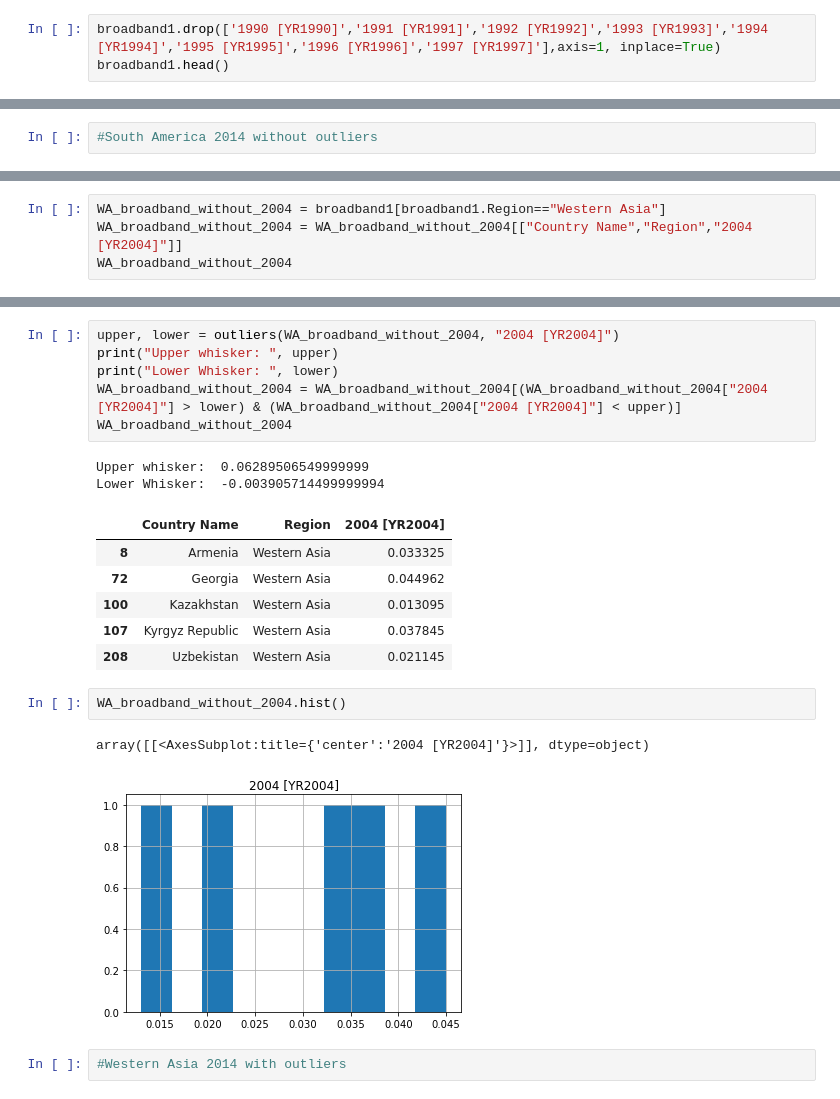
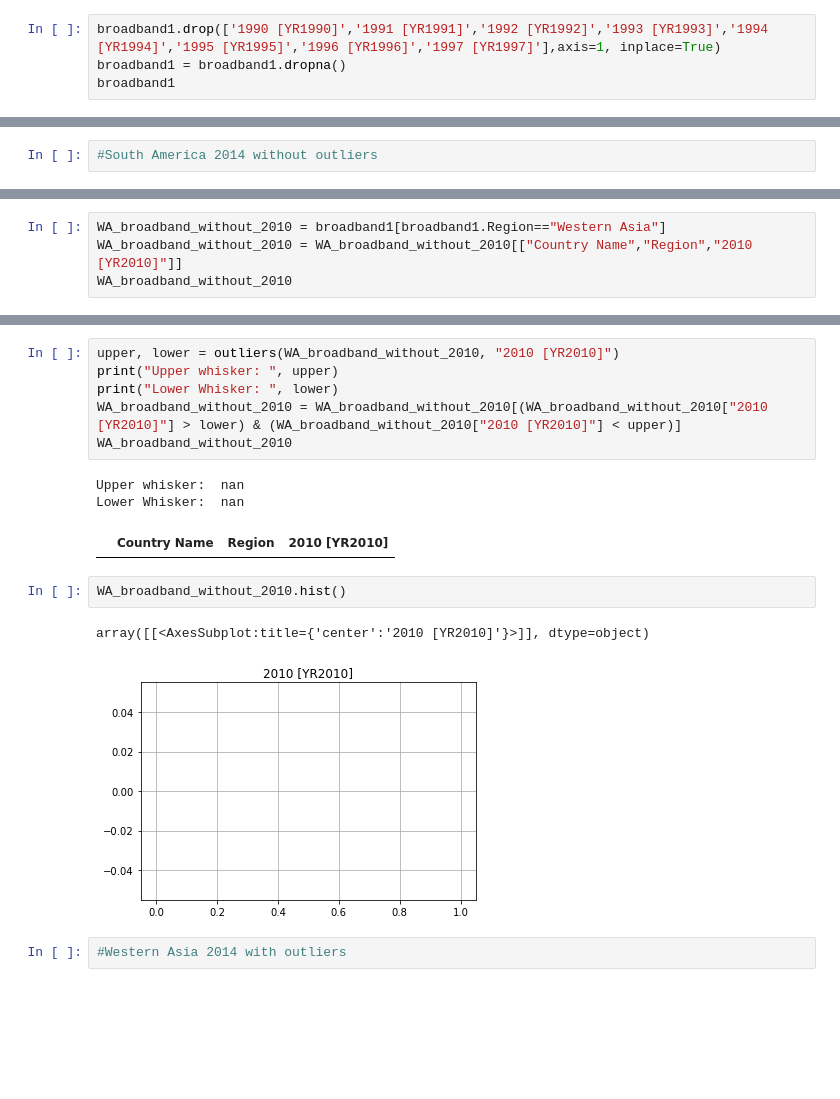
Before and after one commit to pant411/Pant_Stat_Asign1, a Jupyter notebook: assign1_part2_1.ipynb, the cells around one changed output, grey strips where cells are left out. Drawn from its saved outputs; the diff is of its cells as text; blank space fills up the shorter version.

```diff
--- a/assign1_part2_1.ipynb
+++ b/assign1_part2_1.ipynb
@@ -72,6 +72,7 @@ sns.heatmap(broadband1.isnull(),yticklabels=False,cbar=False,cmap='viridis')
 [figure]
 # %%
 broadband1.drop(['1990 [YR1990]','1991 [YR1991]','1992 [YR1992]','1993 [YR1993]','1994 [YR1994]','1995 [YR1995]','1996 [YR1996]','1997 [YR1997]'],axis=1, inplace=True)
-broadband1.head()
+broadband1 = broadband1.dropna()
+broadband1
 # %% [output]
 |  | Country Name | Region | ThirdWorld | Country Code | Series Name | Series Code | 1998 [YR1998] | ... |
@@ -379,5 +290,5 @@ array([[<AxesSubplot:title={'center':'2004 [YR2004]'}>]], dtype=object)
 # %%
-WA_broadband_without_2004 = broadband1[broadband1.Region=="Western Asia"]
-WA_broadband_without_2004 = WA_broadband_without_2004[["Country Name","Region","2004 [YR2004]"]]
-WA_broadband_without_2004
+WA_broadband_without_2010 = broadband1[broadband1.Region=="Western Asia"]
+WA_broadband_without_2010 = WA_broadband_without_2010[["Country Name","Region","2010 [YR2010]"]]
+WA_broadband_without_2010
 # %% [output]
@@ -393,23 +296,18 @@ WA_broadband_without_2004
 # %%
-upper, lower = outliers(WA_broadband_without_2004, "2004 [YR2004]")
+upper, lower = outliers(WA_broadband_without_2010, "2010 [YR2010]")
 print("Upper whisker: ", upper)
 print("Lower Whisker: ", lower)
-WA_broadband_without_2004 = WA_broadband_without_2004[(WA_broadband_without_2004["2004 [YR2004]"] > lower) & (WA_broadband_without_2004["2004 [YR2004]"] < upper)]
-WA_broadband_without_2004
+WA_broadband_without_2010 = WA_broadband_without_2010[(WA_broadband_without_2010["2010 [YR2010]"] > lower) & (WA_broadband_without_2010["2010 [YR2010]"] < upper)]
+WA_broadband_without_2010
 # %% [output]
-Upper whisker:  0.06289506549999999
-Lower Whisker:  -0.003905714499999994
+Upper whisker:  nan
+Lower Whisker:  nan
-|  | Country Name | Region | 2004 [YR2004] |
-| 8 | Armenia | Western Asia | 0.033325 |
-| 72 | Georgia | Western Asia | 0.044962 |
-| 100 | Kazakhstan | Western Asia | 0.013095 |
-| 107 | Kyrgyz Republic | Western Asia | 0.037845 |
-| 208 | Uzbekistan | Western Asia | 0.021145 |
+|  | Country Name | Region | 2010 [YR2010] |
 # %%
-WA_broadband_without_2004.hist()
+WA_broadband_without_2010.hist()
 # %% [output]
-array([[<AxesSubplot:title={'center':'2004 [YR2004]'}>]], dtype=object)
+array([[<AxesSubplot:title={'center':'2010 [YR2010]'}>]], dtype=object)
-[figure, old version]
+[figure, new version]
 # %%
 #Western Asia 2014 with outliers
 # %%
```
Also changed, not shown: parts of 90 cells of this notebook, 14 other files.
